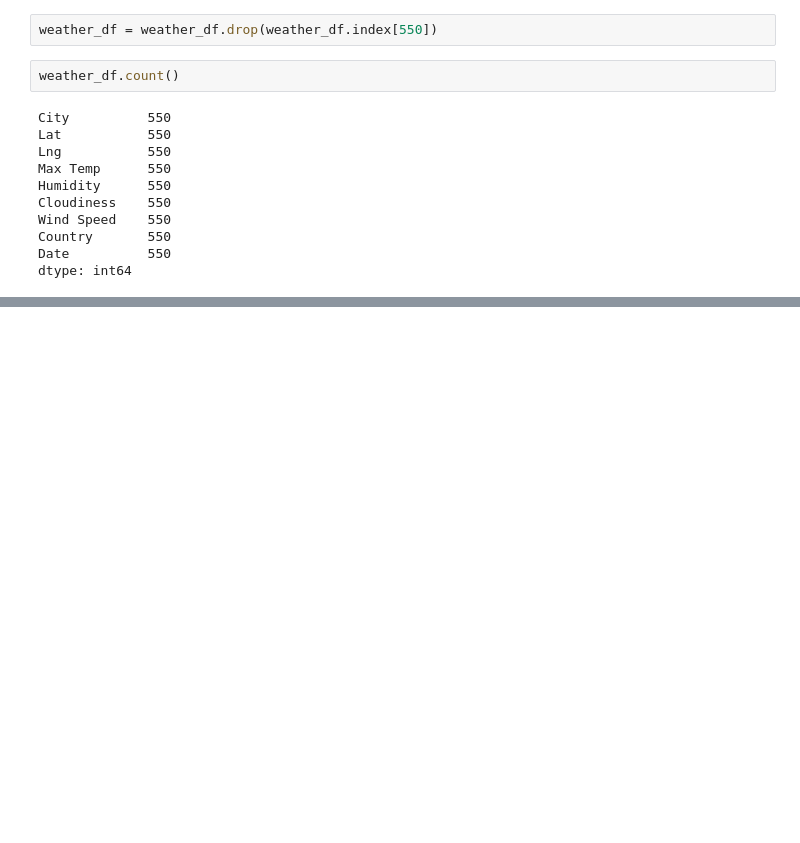
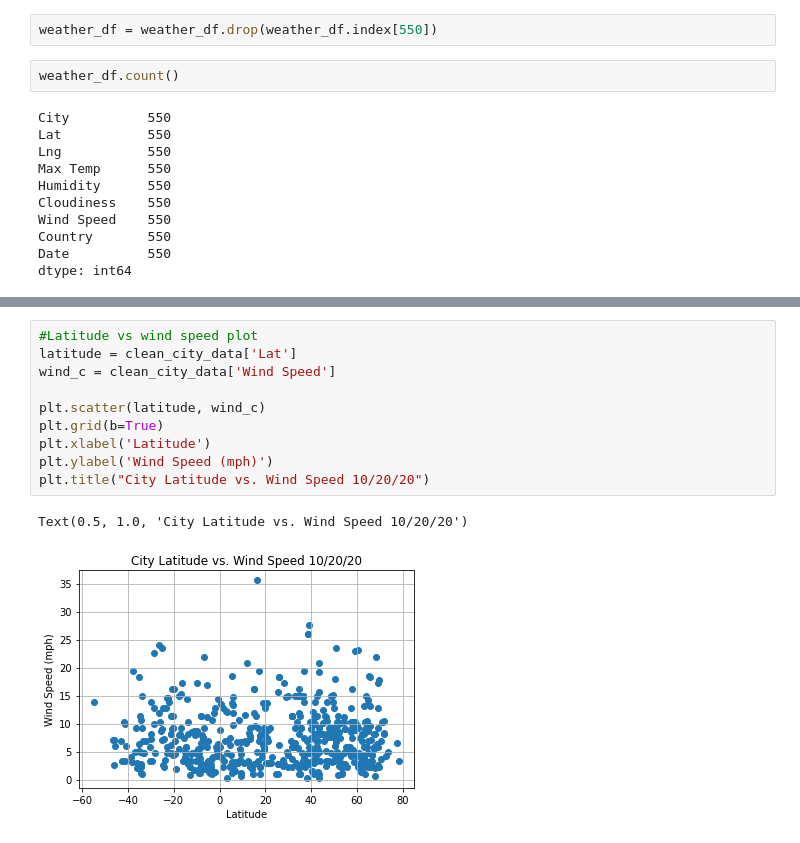
Before and after one commit to jeosqueri/City-Weather-Analysis, a Jupyter notebook: WeatherPy/WeatherPy.ipynb, the cells around one changed output, grey strips where cells are left out. Saved outputs shown, nothing was run; the diff lists cells and outputs as text; blank space fills up the shorter version.

```diff
--- a/WeatherPy/WeatherPy.ipynb
+++ b/WeatherPy/WeatherPy.ipynb
@@ -146,0 +232,13 @@ weather_df.head()
+# %%
+#Latitude vs wind speed plot
+latitude = clean_city_data['Lat']
+wind_c = clean_city_data['Wind Speed']
+
+plt.scatter(latitude, wind_c)
+plt.grid(b=True)
+plt.xlabel('Latitude')
+plt.ylabel('Wind Speed (mph)')
+plt.title("City Latitude vs. Wind Speed 10/20/20")
+# %% [output]
+Text(0.5, 1.0, 'City Latitude vs. Wind Speed 10/20/20')
+[figure, added]
```
Also changed, not shown: parts of 9 cells of this notebook.
